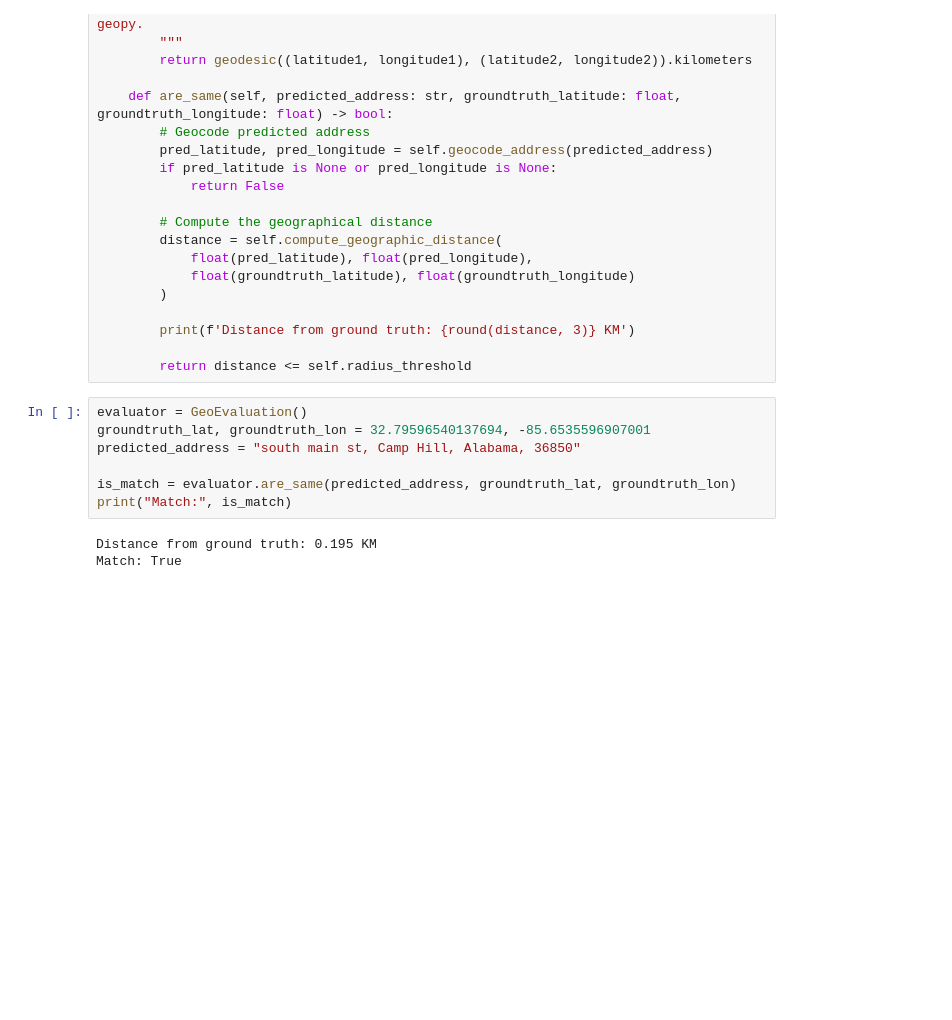
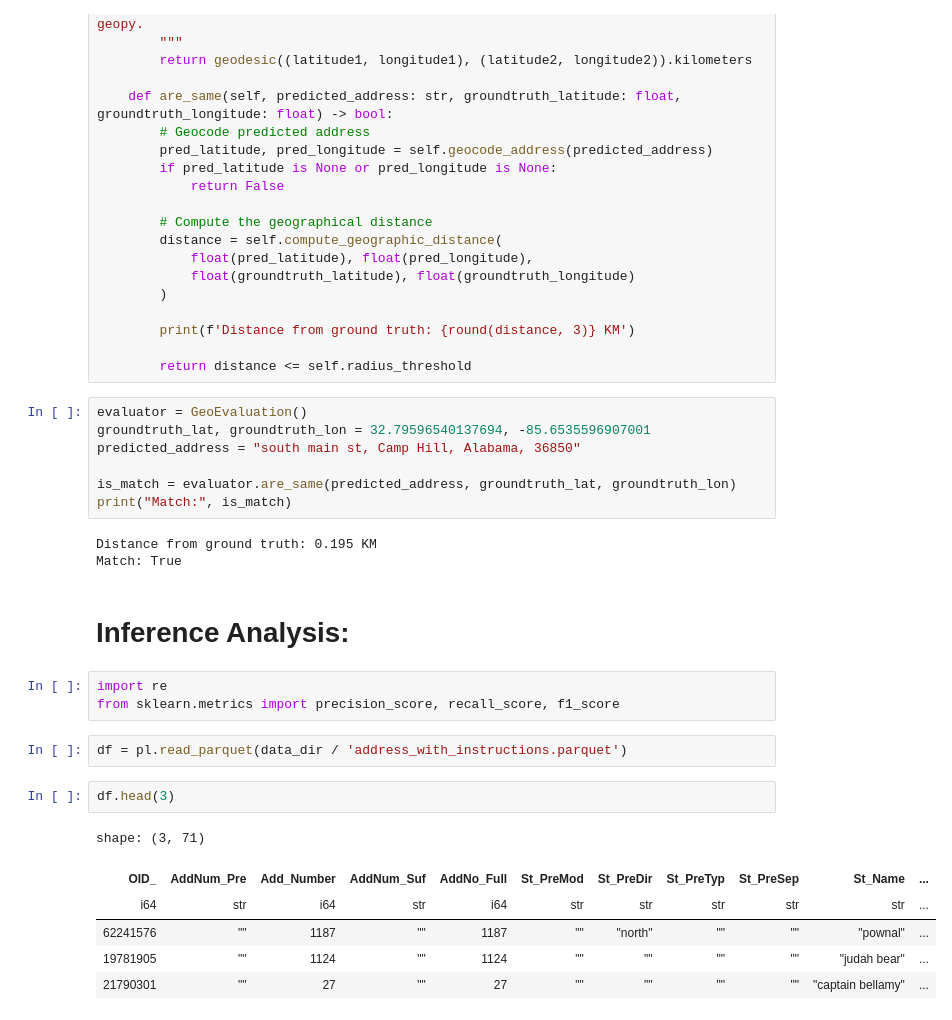
Before and after one commit to divyiavenkat/AddressFixer-LLM, a Jupyter notebook: Notebooks/geo_eval.ipynb, the cells around one changed output. Cells and saved outputs as stored; diff of their text form; blank space fills up the shorter version.

```diff
--- a/Notebooks/geo_eval.ipynb
+++ b/Notebooks/geo_eval.ipynb
@@ -104,3 +109,19 @@ print("Match:", is_match)
 # %% [output]
 Distance from ground truth: 0.195 KM
 Match: True
+# %% [markdown]
+# Inference Analysis:
+# %%
+import re
+from sklearn.metrics import precision_score, recall_score, f1_score
+# %%
+df = pl.read_parquet(data_dir / 'address_with_instructions.parquet')
+# %%
+df.head(3)
+# %% [output]
+shape: (3, 71)
+| OID_ | AddNum_Pre | Add_Number | AddNum_Suf | AddNo_Full | St_PreMod | St_PreDir | St_PreTyp | St_PreSep | St_Name | ... |
+| i64 | str | i64 | str | i64 | str | str | str | str | str | ... |
+| 62241576 | "" | 1187 | "" | 1187 | "" | "north" | "" | "" | "pownal" | ... |
+| 19781905 | "" | 1124 | "" | 1124 | "" | "" | "" | "" | "judah bear" | ... |
+| 21790301 | "" | 27 | "" | 27 | "" | "" | "" | "" | "captain bellamy" | ... |
```
Also changed, not shown: parts of 33 cells of this notebook.
